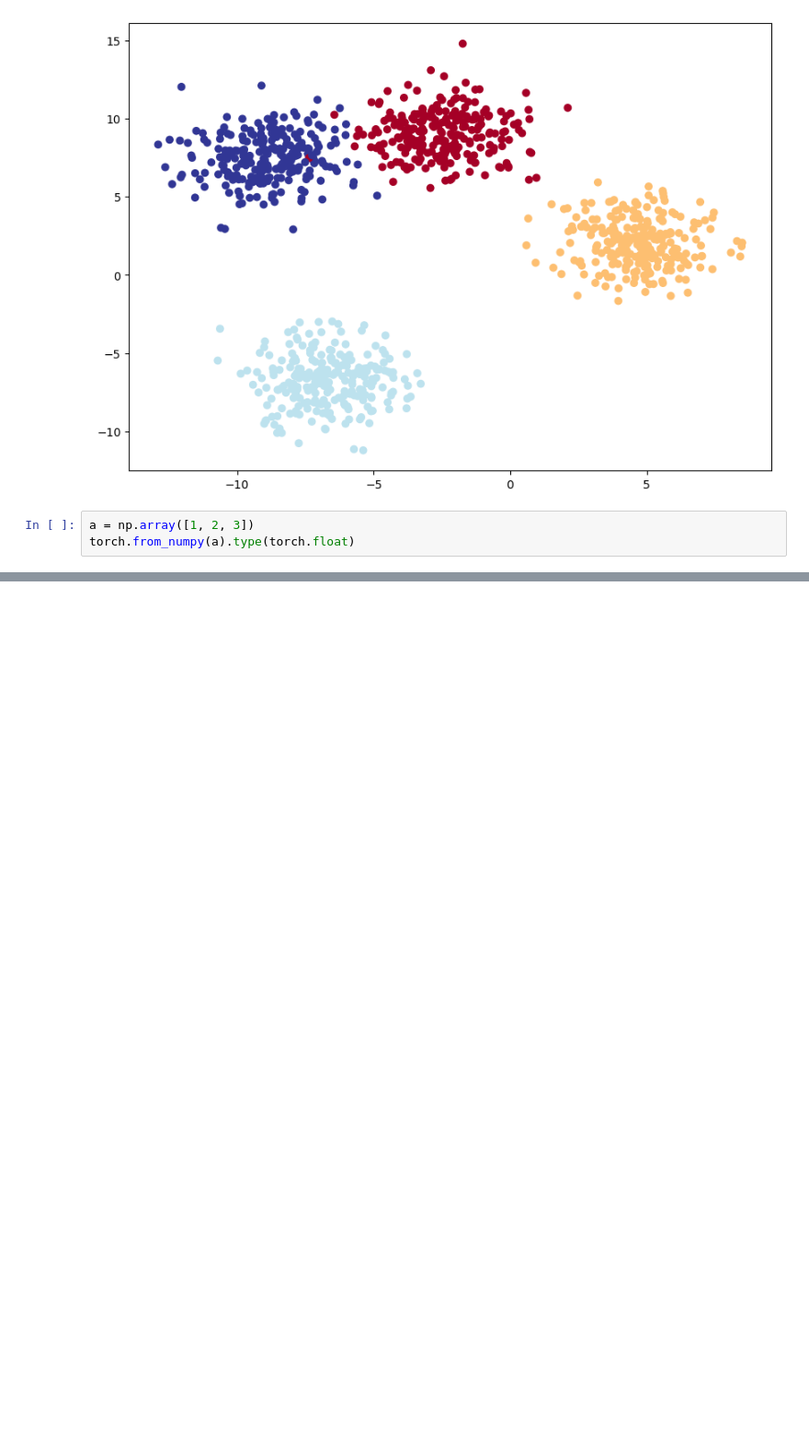
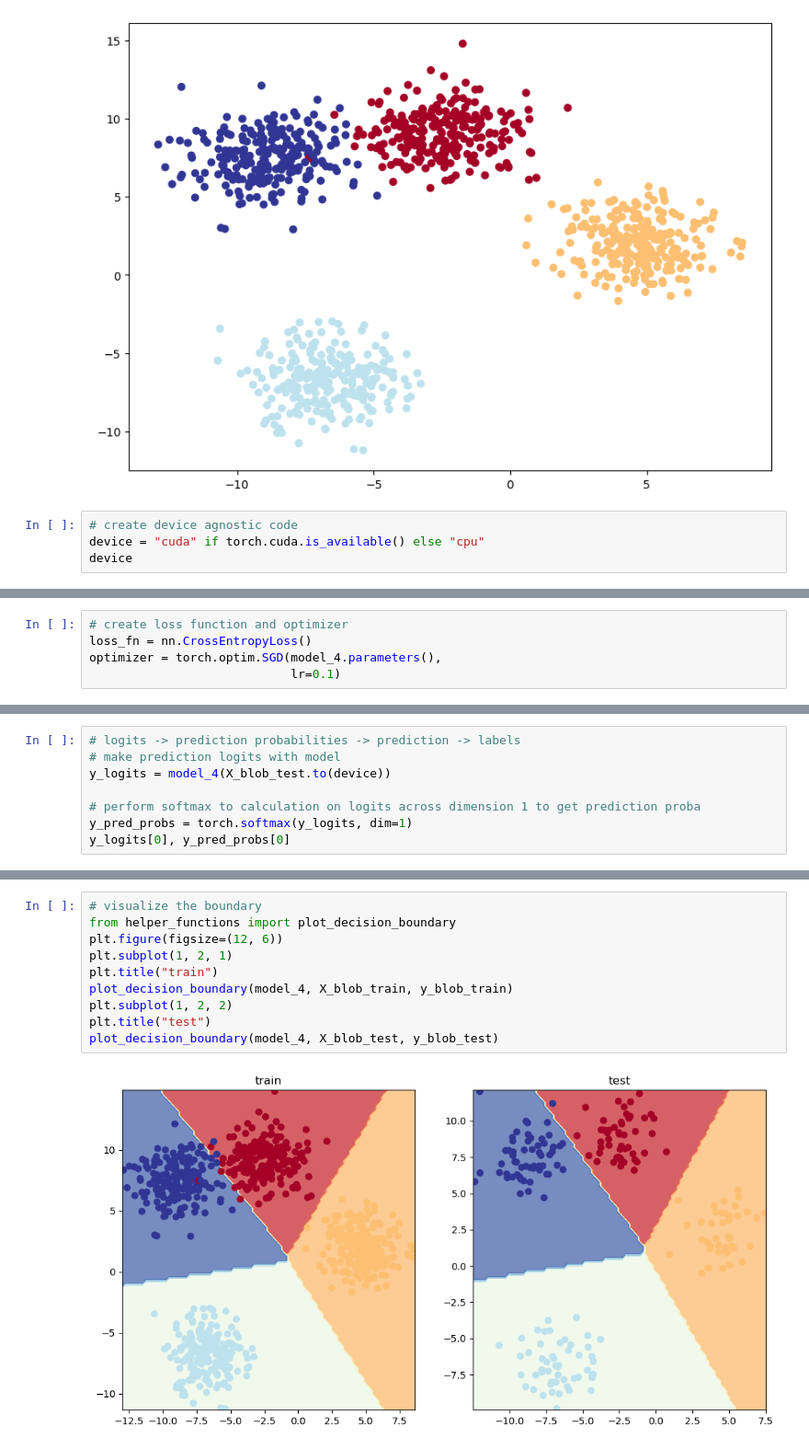
Before and after one commit to sherryuuer/MLANN, a Jupyter notebook: PyTorch/02_pytorch_classification.ipynb, the cells around one changed output, grey strips where cells are left out. Shown at 92% size. Cells and saved outputs as stored; diff of their text form; blank space fills up the shorter version.

```diff
--- a/PyTorch/02_pytorch_classification.ipynb
+++ b/PyTorch/02_pytorch_classification.ipynb
@@ -810,6 +810,7 @@ tensor([[-8.4134,  6.9352],
 <matplotlib.collections.PathCollection at 0x...>
 [figure]
 # %%
-a = np.array([1, 2, 3])
-torch.from_numpy(a).type(torch.float)
+# create device agnostic code
+device = "cuda" if torch.cuda.is_available() else "cpu"
+device
 # %% [output]
@@ -816,0 +849,5 @@ tensor([1., 2., 3.])
+# %%
+# create loss function and optimizer
+loss_fn = nn.CrossEntropyLoss()
+optimizer = torch.optim.SGD(model_4.parameters(),
+                            lr=0.1)
@@ -816,0 +860,8 @@ tensor([1., 2., 3.])
+# %%
+# logits -> prediction probabilities -> prediction -> labels
+# make prediction logits with model
+y_logits = model_4(X_blob_test.to(device))
+
+# perform softmax to calculation on logits across dimension 1 to get prediction proba
+y_pred_probs = torch.softmax(y_logits, dim=1)
+y_logits[0], y_pred_probs[0]
@@ -816,0 +942,12 @@ tensor([1., 2., 3.])
+# %%
+# visualize the boundary
+from helper_functions import plot_decision_boundary
+plt.figure(figsize=(12, 6))
+plt.subplot(1, 2, 1)
+plt.title("train")
+plot_decision_boundary(model_4, X_blob_train, y_blob_train)
+plt.subplot(1, 2, 2)
+plt.title("test")
+plot_decision_boundary(model_4, X_blob_test, y_blob_test)
+# %% [output]
+[figure, added]
```
Also changed, not shown: parts of 11 cells of this notebook, 1 other file.
